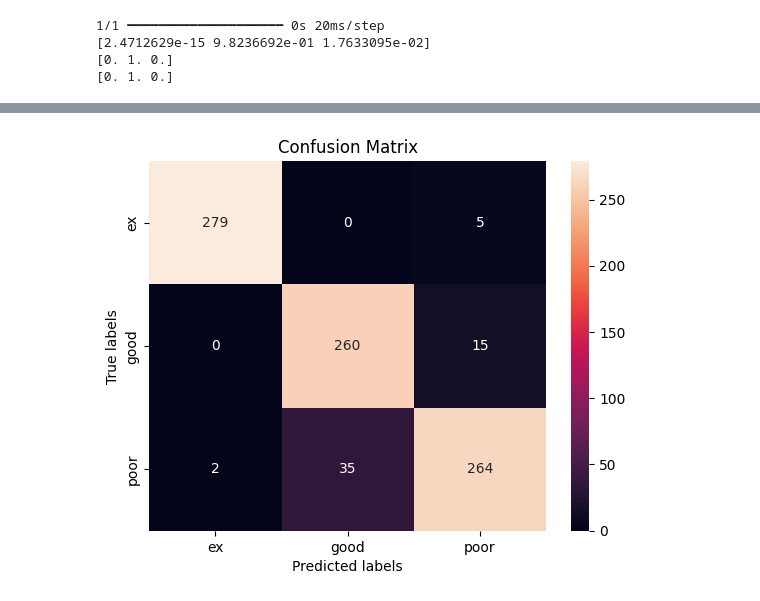
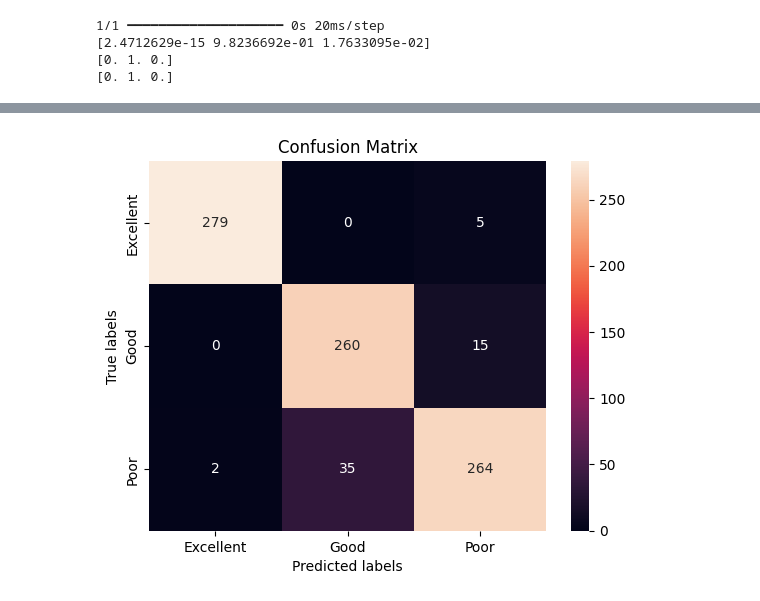
Before and after one commit to vvrgit/Aquaculture, a Jupyter notebook: Aquaculture_DNN.ipynb, the cells around one changed output, grey strips where cells are left out. Drawn from its saved outputs; the diff is of its cells as text; code cells hidden in the pictures.

```diff
--- a/Aquaculture_DNN.ipynb
+++ b/Aquaculture_DNN.ipynb
@@ -208,17 +208,17 @@ y_pred=np.round(prediction)
 # %%
 import seaborn as sns
 from sklearn.metrics import confusion_matrix
 
-T5_lables = ['ex','good','poor']
+T5_lables = ['Excellent','Good','Poor']
 
 ax= plt.subplot()
 
 cm = confusion_matrix(np.asarray(y_test).argmax(axis=1), np.asarray(y_pred).argmax(axis=1))
 sns.heatmap(cm, annot=True, fmt='g', ax=ax);  #annot=True to annotate cells, ftm='g' to disable scientific notation
 
 # labels, title and ticks
 ax.set_xlabel('Predicted labels');ax.set_ylabel('True labels');
 ax.set_title('Confusion Matrix');
 ax.xaxis.set_ticklabels(T5_lables); ax.yaxis.set_ticklabels(T5_lables);
 # %% [output]
-[figure, old version]
+[figure, new version]
```
Also changed, not shown: parts of 4 cells of this notebook.
